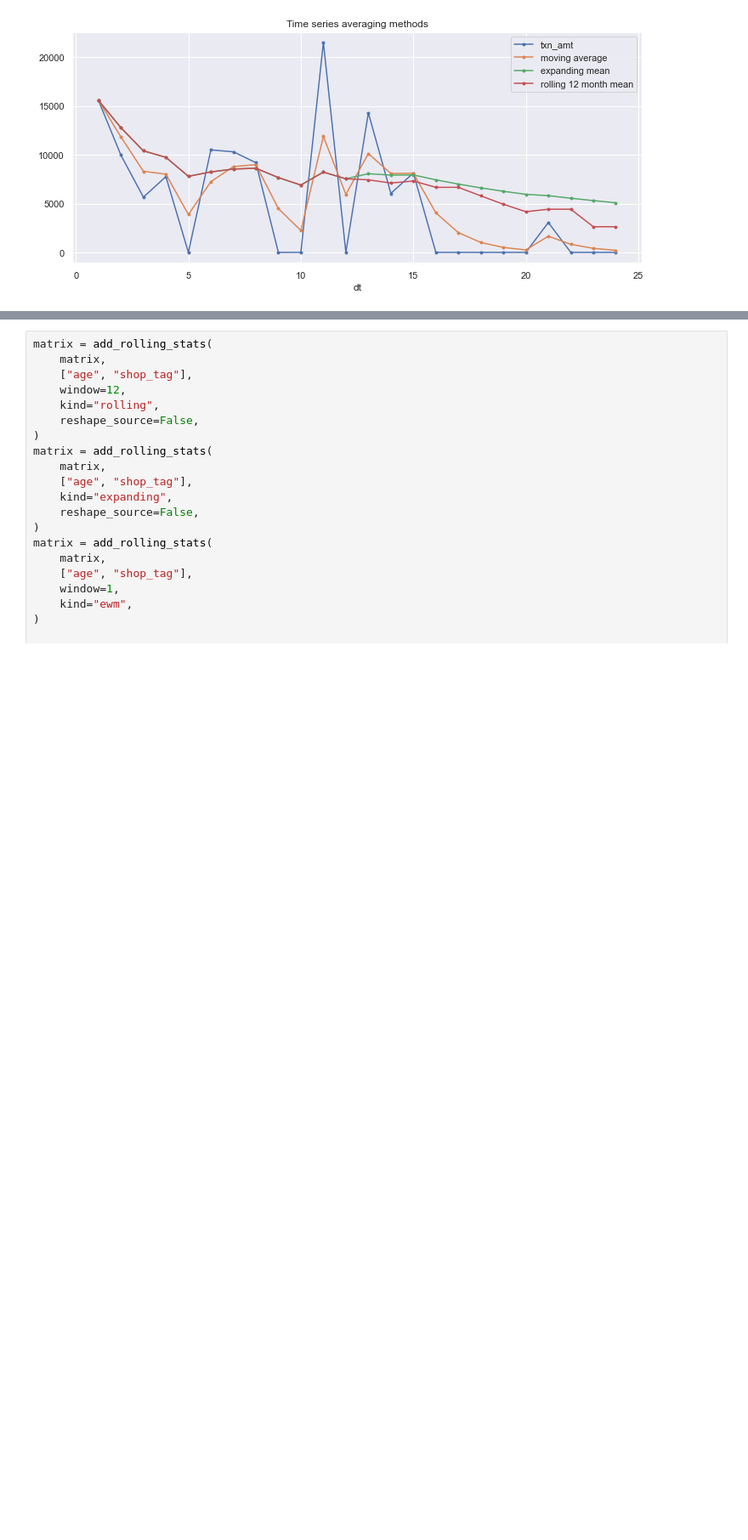
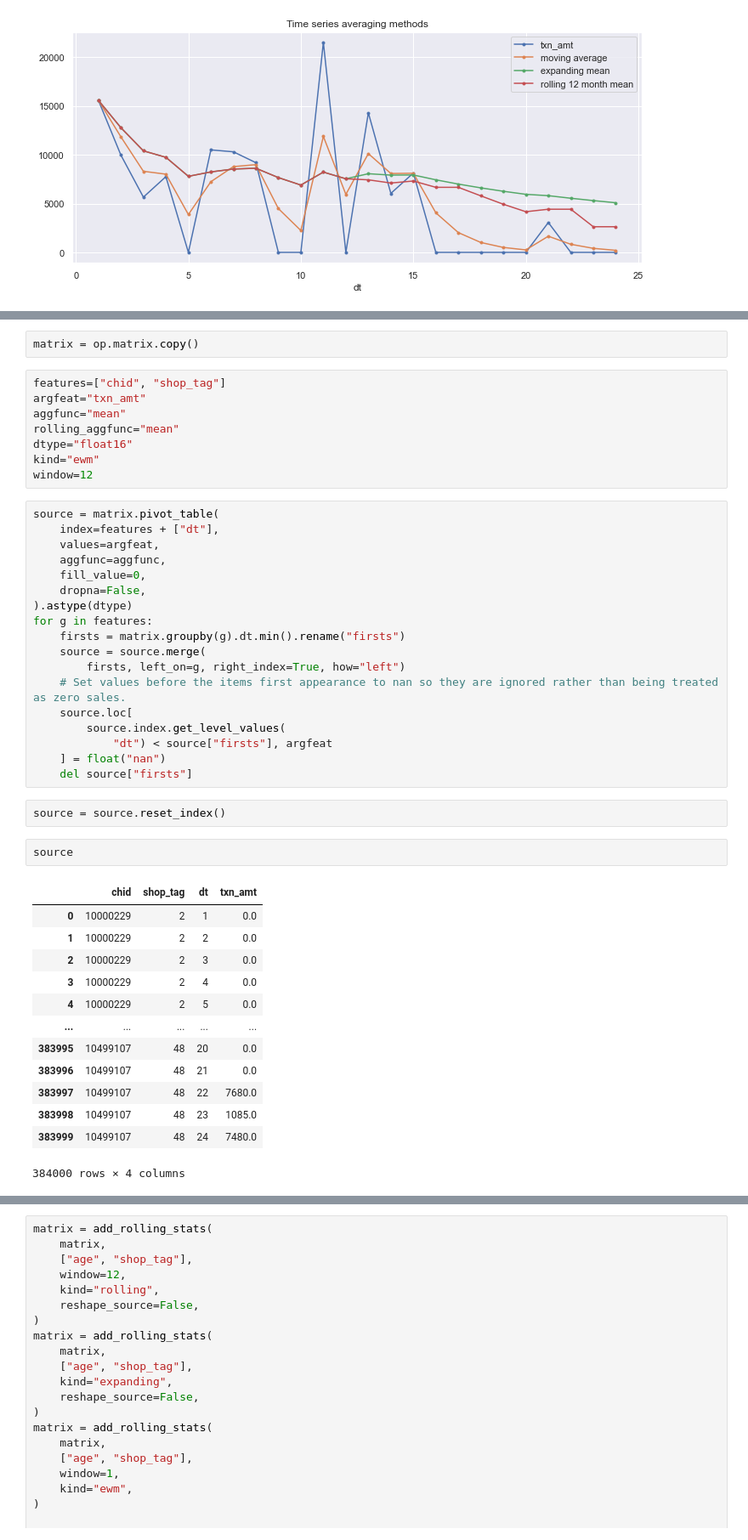
Before and after one commit to GallonShih/Projects, a Jupyter notebook: SideProject/07_E_SUN_2021_Winter_AI/data_restructuring.ipynb, the cells around one changed output, grey strips where cells are left out. Shown at 85% size. Drawn from its saved outputs; the diff is of its cells as text; blank space fills up the shorter version.

```diff
--- a/SideProject/07_E_SUN_2021_Winter_AI/data_restructuring.ipynb
+++ b/SideProject/07_E_SUN_2021_Winter_AI/data_restructuring.ipynb
@@ -1144,3 +1156,49 @@ def add_rolling_stats(
         #         source = source.reset_index()
         source["dt"] += 1 - lag_offset
         return matrix.merge(source, on=["dt"] + features, how="left")
+# %%
+matrix = op.matrix.copy()
+# %%
+features=["chid", "shop_tag"]
+argfeat="txn_amt"
+aggfunc="mean"
+rolling_aggfunc="mean"
+dtype="float16"
+kind="ewm"
+window=12
+# %%
+source = matrix.pivot_table(
+    index=features + ["dt"],
+    values=argfeat,
+    aggfunc=aggfunc,
+    fill_value=0,
+    dropna=False,
+).astype(dtype)
+for g in features:
+    firsts = matrix.groupby(g).dt.min().rename("firsts")
+    source = source.merge(
+        firsts, left_on=g, right_index=True, how="left")
+    # Set values before the items first appearance to nan so they are ignored rather than being treated as zero sales.
+    source.loc[
+        source.index.get_level_values(
+            "dt") < source["firsts"], argfeat
+    ] = float("nan")
+    del source["firsts"]
+# %%
+source = source.reset_index()
+# %%
+source
+# %% [output]
+|  | chid | shop_tag | dt | txn_amt |
+| 0 | 10000229 | 2 | 1 | 0.0 |
+| 1 | 10000229 | 2 | 2 | 0.0 |
+| 2 | 10000229 | 2 | 3 | 0.0 |
+| 3 | 10000229 | 2 | 4 | 0.0 |
+| 4 | 10000229 | 2 | 5 | 0.0 |
+| ... | ... | ... | ... | ... |
+| 383995 | 10499107 | 48 | 20 | 0.0 |
+| 383996 | 10499107 | 48 | 21 | 0.0 |
+| 383997 | 10499107 | 48 | 22 | 7680.0 |
+| 383998 | 10499107 | 48 | 23 | 1085.0 |
+| 383999 | 10499107 | 48 | 24 | 7480.0 |
+384000 rows × 4 columns
```
Also changed, not shown: parts of 17 cells of this notebook, 4 other files.
